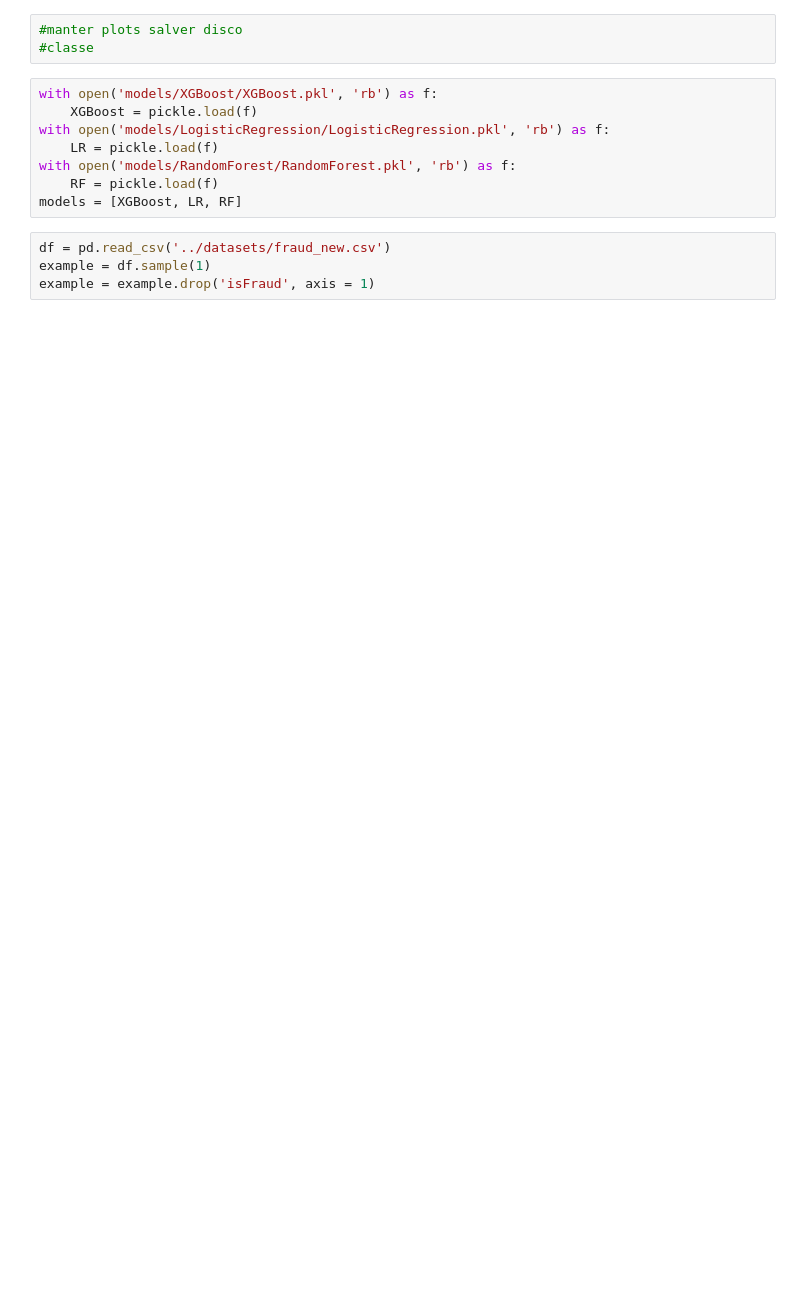
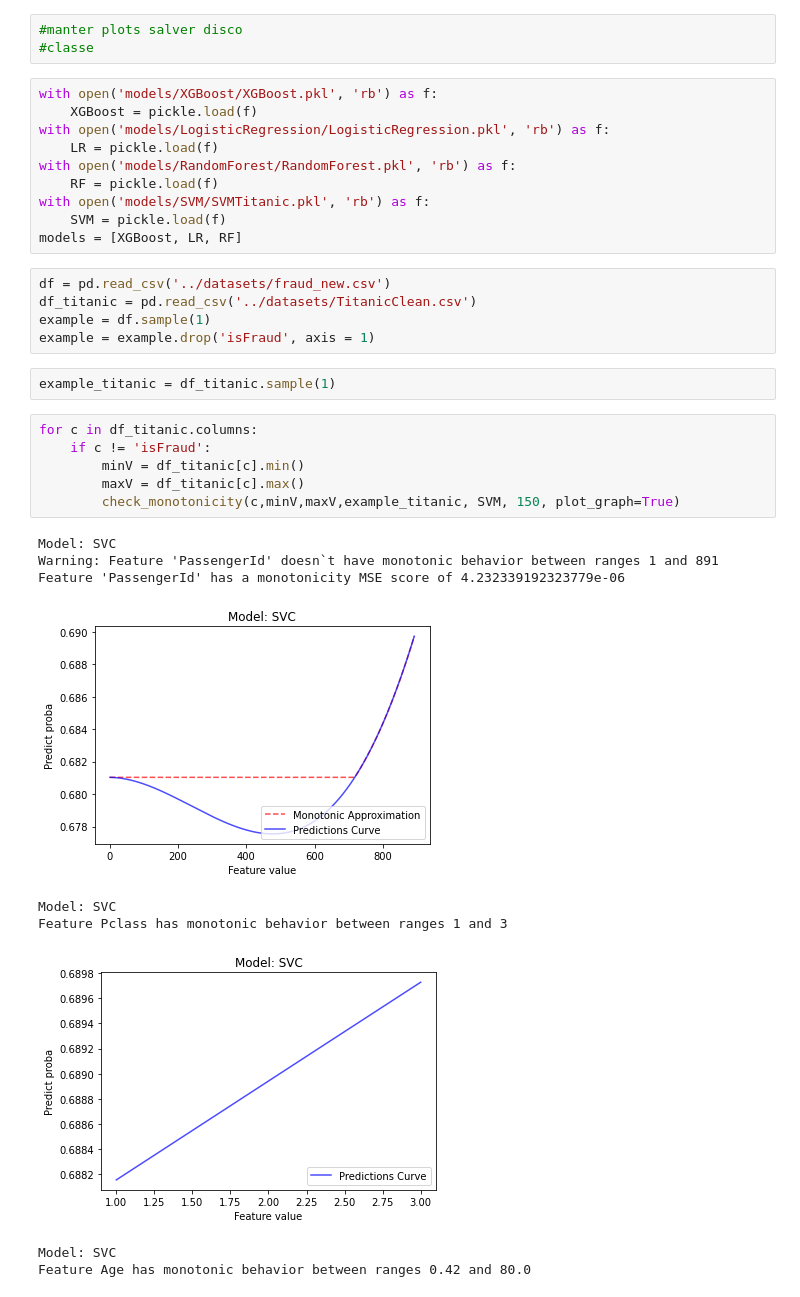
Before and after one commit to jpgianfaldoni/MLBugDetection, a Jupyter notebook: src/Testing.ipynb, the cells around one changed output. Drawn from its saved outputs; the diff is of its cells as text; blank space fills up the shorter version.

Commit message:
improve graphs

```diff
--- a/src/Testing.ipynb
+++ b/src/Testing.ipynb
@@ -17,8 +17,29 @@ with open('models/LogisticRegression/LogisticRegression.pkl', 'rb') as f:
     LR = pickle.load(f)
 with open('models/RandomForest/RandomForest.pkl', 'rb') as f:
     RF = pickle.load(f)
+with open('models/SVM/SVMTitanic.pkl', 'rb') as f:
+    SVM = pickle.load(f)
 models = [XGBoost, LR, RF]
 # %%
 df = pd.read_csv('../datasets/fraud_new.csv')
+df_titanic = pd.read_csv('../datasets/TitanicClean.csv')
 example = df.sample(1)
 example = example.drop('isFraud', axis = 1)
+# %%
+example_titanic = df_titanic.sample(1)
+# %%
+for c in df_titanic.columns:
+    if c != 'isFraud':
+        minV = df_titanic[c].min()
+        maxV = df_titanic[c].max()
+        check_monotonicity(c,minV,maxV,example_titanic, SVM, 150, plot_graph=True)
+# %% [output]
+Model: SVC
+Warning: Feature 'PassengerId' doesn`t have monotonic behavior between ranges 1 and 891
+Feature 'PassengerId' has a monotonicity MSE score of 4.232339192323779e-06
+[figure, added]
+Model: SVC
+Feature Pclass has monotonic behavior between ranges 1 and 3
+[figure, added]
+Model: SVC
+Feature Age has monotonic behavior between ranges 0.42 and 80.0
```
Also changed, not shown: parts of 7 cells of this notebook, 5 other files.
